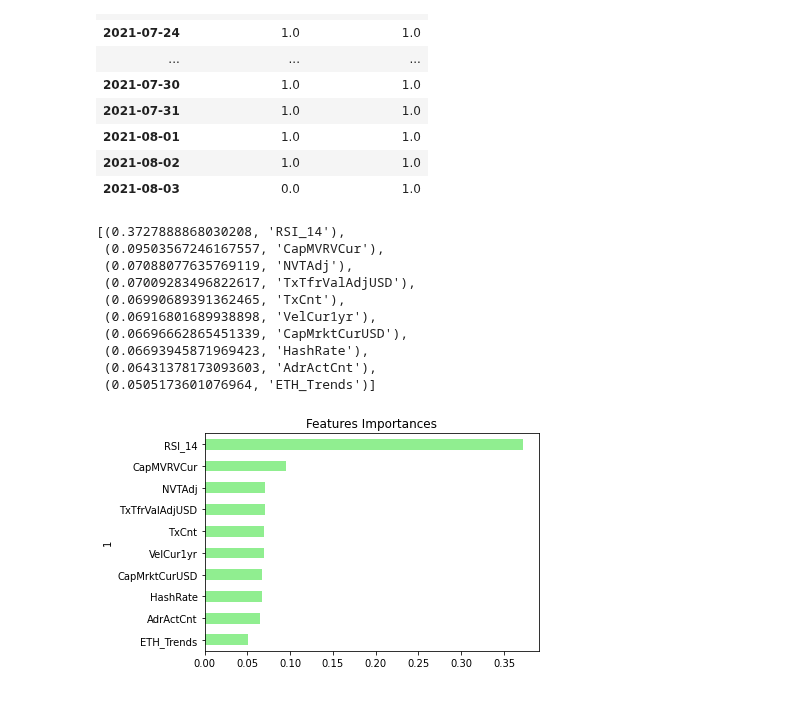
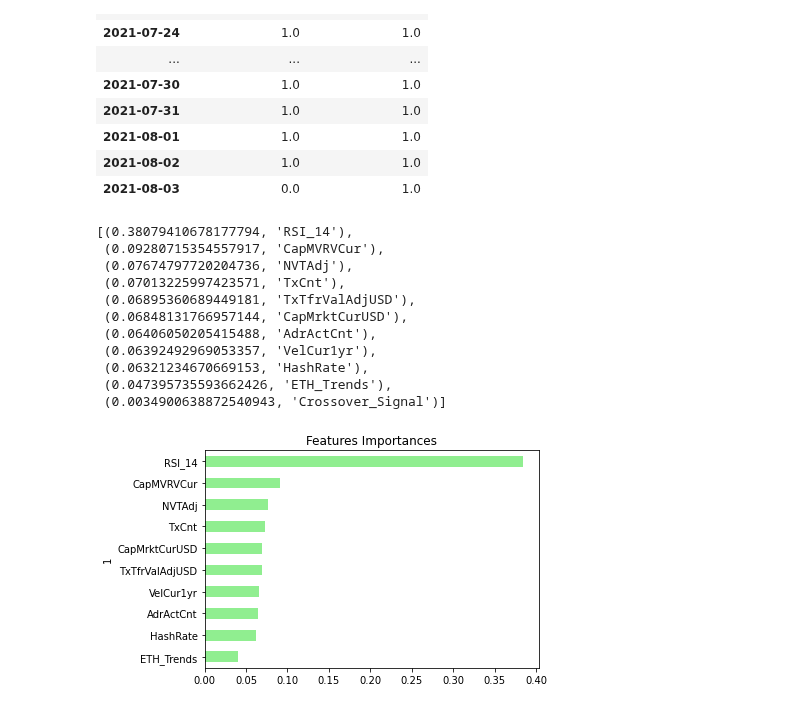
Before and after one commit to dbogatic/crypto-analysis, a Jupyter notebook: eth_price_direction.ipynb, the cells around one changed output. Cells and saved outputs as stored; diff of their text form; code cells hidden in the pictures.

Commit message:
edit features importances plot

```diff
--- a/eth_price_direction.ipynb
+++ b/eth_price_direction.ipynb
@@ -217,7 +217,7 @@ from sklearn.model_selection import KFold
 from sklearn.model_selection import GridSearchCV
 
 model = RandomForestClassifier(n_jobs=-1)
-model = RandomForestClassifier(criterion='entropy', max_depth=5,n_estimators=500, n_jobs=-1)
+model = RandomForestClassifier(criterion='gini', max_depth=5,n_estimators=500, n_jobs=-1)
 # %%
 # Fit the model
 model = model.fit(X_train_scaled, y_train)
@@ -280,30 +280,31 @@ Results[-20:]
 # %%
 # List the features sorted in descending order by feature importance
 importances = model.feature_importances_
-sorted(zip(model.feature_importances_, X.columns), reverse=True)[:10]
+sorted(zip(model.feature_importances_, X.columns), reverse=True)
 # %% [output]
-[(0.3727888868030208, 'RSI_14'),
- (0.09503567246167557, 'CapMVRVCur'),
- (0.07088077635769119, 'NVTAdj'),
- (0.07009283496822617, 'TxTfrValAdjUSD'),
- (0.06990689391362465, 'TxCnt'),
- (0.06916801689938898, 'VelCur1yr'),
- (0.06696662865451339, 'CapMrktCurUSD'),
- (0.06693945871969423, 'HashRate'),
- (0.06431378173093603, 'AdrActCnt'),
- (0.0505173601076964, 'ETH_Trends')]
+[(0.38079410678177794, 'RSI_14'),
+ (0.09280715354557917, 'CapMVRVCur'),
+ (0.07674797720204736, 'NVTAdj'),
+ (0.07013225997423571, 'TxCnt'),
+ (0.06895360689449181, 'TxTfrValAdjUSD'),
+ (0.06848131766957144, 'CapMrktCurUSD'),
+ (0.06406050205415488, 'AdrActCnt'),
+ (0.06392492969053357, 'VelCur1yr'),
+ (0.06321234670669153, 'HashRate'),
+ (0.047395735593662426, 'ETH_Trends'),
+ (0.0034900638872540943, 'Crossover_Signal')]
 # %%
 # Visualize the features by importance
-importances_df = pd.DataFrame(sorted(zip(model.feature_importances_,    X.columns), reverse=True))[:10]
+importances_df = pd.DataFrame(sorted(zip(model.feature_importances_,    X.columns), reverse=True))
 importances_df.set_index(importances_df[1], inplace=True)
 importances_df.drop(columns=1, inplace=True)
 importances_df.rename(columns={0: 'Feature Importances'}, inplace=True)
 
 importances_sorted = importances_df.sort_values(by=
 'Feature Importances')
 
 importances_plot = importances_sorted.plot(kind='barh', color='lightgreen', title='Features Importances', legend=False)
 # %% [output]
-[figure, old version]
+[figure, new version]
 # %%
 # RSI is the most dominant feature which shows that ETH price is primarily determined by momentum.
```
Also changed, not shown: parts of 3 cells of this notebook, 2 other files.
